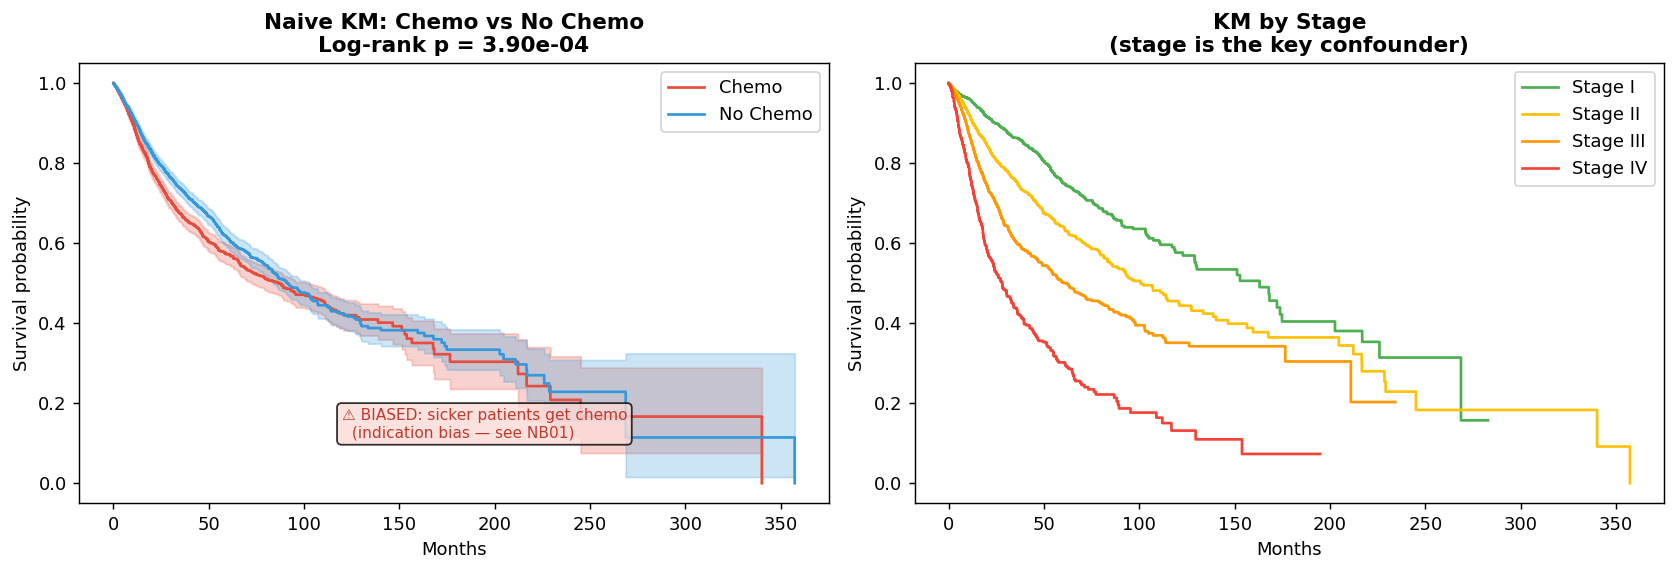
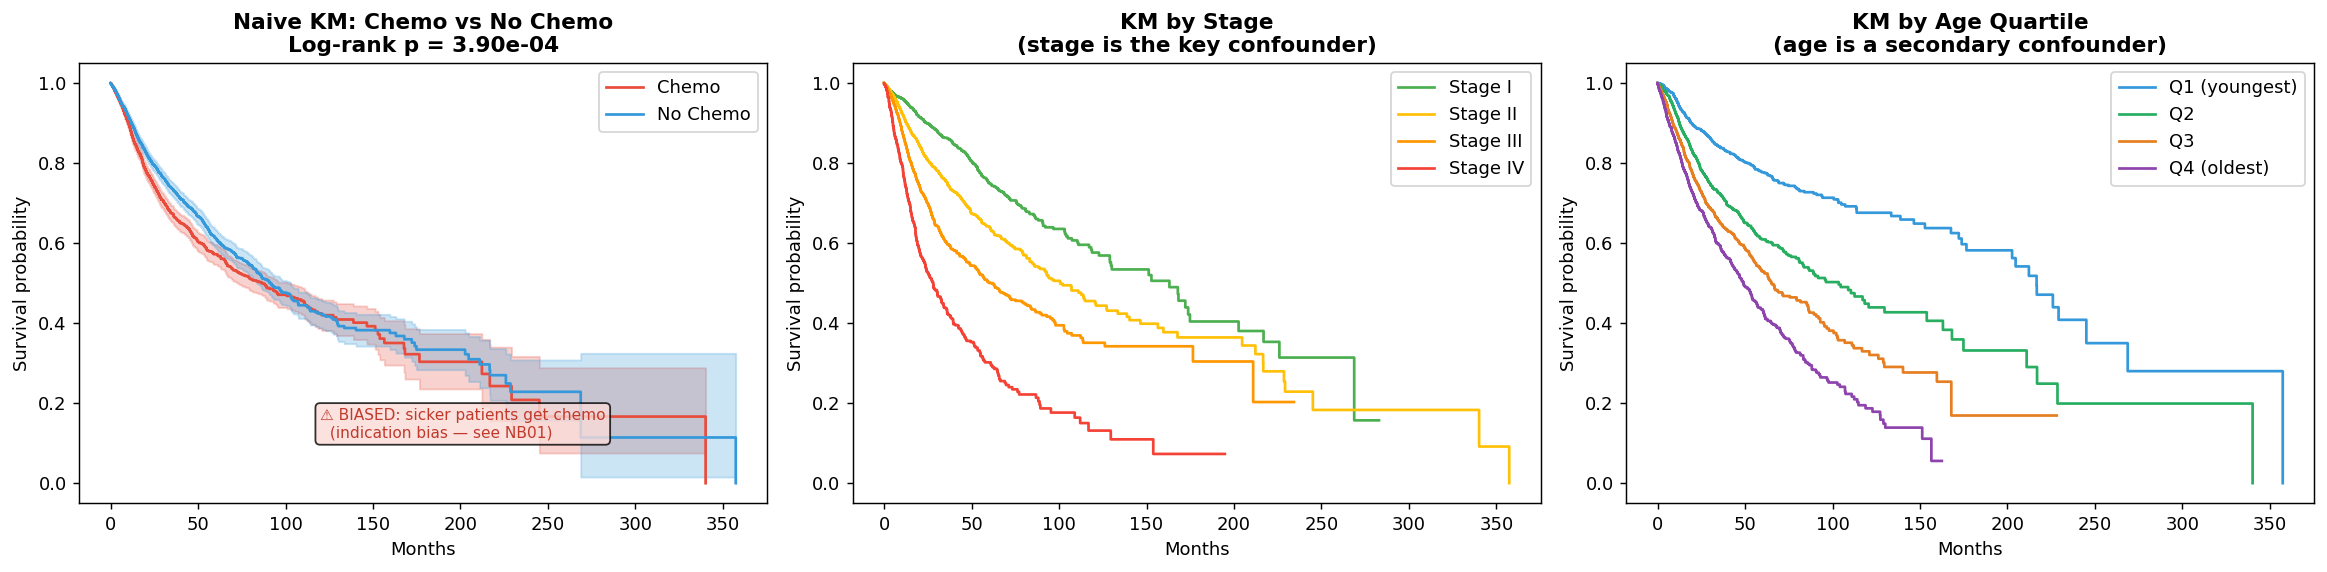
Unified diff of the notebook cell whose output changed from the first chart to the second:
--- before
+++ after
@@ -1,7 +1,8 @@
-fig, axes = plt.subplots(1, 2, figsize=(13, 4.5))
+fig, axes = plt.subplots(1, 3, figsize=(18, 4.5))
 
 kmf = KaplanMeierFitter()
 palette = {'Chemo': '#E74C3C', 'No Chemo': '#3498DB'}
 
+# Panel 1: Naive KM
 for label, mask, color in [
     ('Chemo',    df['CHEMO'] == 1, palette['Chemo']),
@@ -25,5 +26,5 @@
 )
 
-# By stage
+# Panel 2: KM by Stage
 stage_colors = {1:'#4CAF50', 2:'#FFC107', 3:'#FF9800', 4:'#F44336'}
 stage_labels = {1:'Stage I', 2:'Stage II', 3:'Stage III', 4:'Stage IV'}
@@ -37,4 +38,16 @@
 axes[1].set_ylabel('Survival probability')
 
+# Panel 3: KM by Age Quartile
+df['AGE_Q'] = pd.qcut(df['AGE'], 4, labels=['Q1 (youngest)', 'Q2', 'Q3', 'Q4 (oldest)'])
+age_colors = {'Q1 (youngest)':'#3498DB', 'Q2':'#27AE60', 'Q3':'#E67E22', 'Q4 (oldest)':'#8E44AD'}
+for q in ['Q1 (youngest)', 'Q2', 'Q3', 'Q4 (oldest)']:
+    mask = df['AGE_Q'] == q
+    kmf.fit(df.loc[mask,'OS_MONTHS'], df.loc[mask,'OS_EVENT'], label=q)
+    kmf.plot_survival_function(ax=axes[2], ci_show=False, color=age_colors[q])
+
+axes[2].set_title('KM by Age Quartile\n(age is a secondary confounder)', fontweight='bold')
+axes[2].set_xlabel('Months')
+axes[2].set_ylabel('Survival probability')
+
 plt.tight_layout()
 fig.savefig(os.path.join(FIG_DIR, '00_km_curves.png'), bbox_inches='tight')

Commit: Restructure: move subgroup mediation to NB08 (after NB07 HTE); update README Step 3 + notebook table